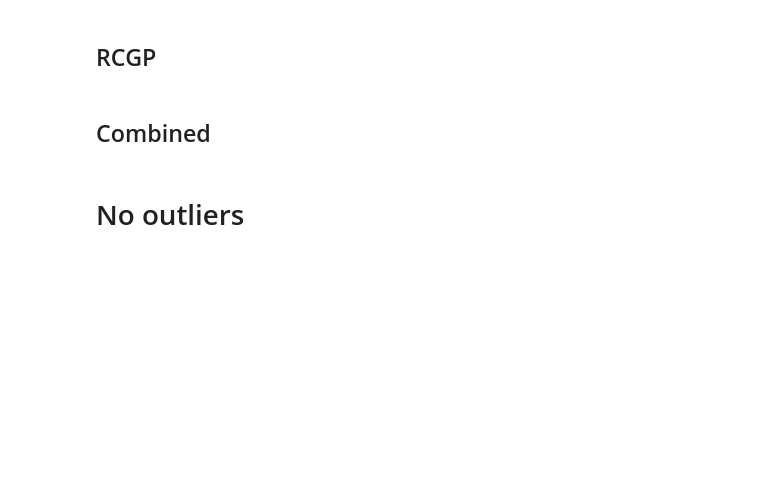
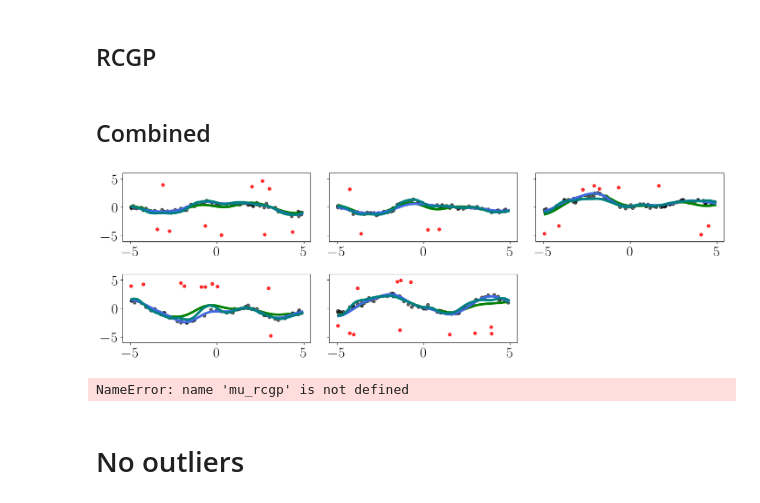
Before and after one commit to joshuarooijakkers/robust_conjugate_MOGP, a Jupyter notebook: experiments/synthetic/synthetic.ipynb, the cells around one changed output. Cells and saved outputs as stored; diff of their text form; code cells hidden in the pictures; blank space fills up the shorter version.

```diff
--- a/experiments/synthetic/synthetic.ipynb
+++ b/experiments/synthetic/synthetic.ipynb
@@ -161,7 +165,7 @@ plt.show()
 # %% [markdown]
 ## MOGP
 # %%
-mogp = MOGPRegressor(mean=0, length_scale=1.0, noise = np.array([0.2] * D), A = 2*A)
+mogp = MOGPRegressor(mean=0, length_scale=1.0, noise = np.array([noise_var] * D), A = rbf_variance*A)
 mogp.fit(x_train, Y_train)
 
 mogp.optimize_hyperparameters(print_opt_param=False, print_iter_param=False)
@@ -174,3 +178,18 @@ mu_mogp, var_mogp = mogp.predict(x_test)
 std_mogp = np.sqrt(var_mogp + mogp.noise)
 # %% [markdown]
 ## MORCGP
+# %%
+import numpy as np
+
+# Example: assume Y_train is your numpy array
+# Y_train = np.array([[1, 2], [3, np.nan], [4, 5]])
+
+# Create a mask for rows without NaN values
+mask = ~np.isnan(Y_train).any(axis=1)
+
+# Apply the mask to keep only complete rows
+Y_train_clean = Y_train[mask]
+
+# Show how many rows are left
+print(f"Rows before deletion: {Y_train.shape[0]}")
+print(f"Rows after deletion:  {Y_train_clean.shape[0]}")
@@ -177,6 +199,11 @@ std_mogp = np.sqrt(var_mogp + mogp.noise)
 # %%
-morcgp = MORCGPRegressor_fixed_weights(mean = 0, length_scale=lengthscale, noise = np.array([0.2]*D), A=A)
-initial_predictive_mean, initial_predictive_variances = morcgp.fit(x_train, Y_train, B_weighted=optim_B, noise_weighted=optim_noise)
+mcd = MinCovDet(support_fraction=0.9).fit(Y_train_clean)
+robust_covariance = mcd.covariance_
+empty_noise = np.array([1e-6]*D)
+print(robust_covariance)
+
+morcgp = MORCGPRegressor_fixed_weights(mean = 0, length_scale=lengthscale, noise = np.array([noise_var]*D), A=A)
+initial_predictive_mean, initial_predictive_variances = morcgp.fit(x_train, Y_train, B_weighted=robust_covariance, noise_weighted=empty_noise)
 
 predictive_mean, predictive_variances = morcgp.optimize_loo_cv(weighted=True, print_opt_param = False, print_iter_param=False, update_weights=True)
 
@@ -185,7 +218,7 @@ std_morcgp = np.sqrt(var_morcgp + morcgp.noise)
 # %% [markdown]
 ## MORCGP (RCGP weights)
 # %%
-morcgp_pm = MORCGPRegressor_PM(mean=0, length_scale=lengthscale, noise=np.array([0.2]*D), A=A, epsilons=epsilons)
+morcgp_pm = MORCGPRegressor_PM(mean=0, length_scale=lengthscale, noise=np.array([noise_var]*D), A=A, epsilons=epsilons)
 morcgp_pm.fit(x_train, Y_train)
 
 morcgp_pm.optimize_loo_cv(weighted=True, print_opt_param = False, print_iter_param=False)
@@ -221,36 +254,38 @@ for i in range(D):
 
     # MOGP
     ax.plot(x_test.flatten(), mu_mogp[:, i], '-', color='Green', label=f'Predicted Mean')
     # ax.fill_between(x_test.flatten(), mu_mogp[:, i] - 2*std_mogp[:, i], mu_mogp[:, i] + 2*std_mogp[:, i], color='Blue', alpha=0.2, label=f'±2 Std. Dev.')
 
     # MORCGP
     ax.plot(x_test.flatten(), mu_morcgp[:, i], '-', color='RoyalBlue', label=f'Predicted Mean')
     # ax.fill_between(x_test.flatten(), mu_morcgp[:, i] - 2*std_morcgp[:, i], mu_morcgp[:, i] + 2*std_morcgp[:, i], color='Green', alpha=0.2, label=f'±2 Std. Dev.')
 
     # Predictive mean and variance
     # ax.plot(x_train.flatten(), predictive_mean[:, i], '-', color='red', label=f'Predictive Mean')
     # ax.fill_between(x_train.flatten(), predictive_mean[:, i] - np.sqrt(predictive_variances)[:, i], predictive_mean[:, i] + np.sqrt(predictive_variances)[:, i], color='red', alpha=0.2, label=f'±2 Std. Dev.')
 
     # ax.plot(x_train.flatten(), initial_predictive_mean[:, i], '-', color='green', label=f'Predictive Mean')
     # ax.fill_between(x_train.flatten(), initial_predictive_mean[:, i] - np.sqrt(initial_predictive_variances)[:, i], initial_predictive_mean[:, i] + np.sqrt(initial_predictive_variances)[:, i], color='green', alpha=0.2, label=f'±2 Std. Dev.')
 
-    # RCGP
-    ax.plot(x_test.flatten(), mu_rcgp[:, i], '-', color='Orange', label=f'Predicted Mean')
-    # ax.fill_between(x_test.flatten(), mu_rcgp[:, i] - 2*std_rcgp[:, i], mu_rcgp[:, i] + 2*std_rcgp[:, i], color='Red', alpha=0.2, label=f'±2 Std. Dev.')
+    # # RCGP
+    # ax.plot(x_test.flatten(), mu_rcgp[:, i], '-', color='Orange', label=f'Predicted Mean')
+    # # ax.fill_between(x_test.flatten(), mu_rcgp[:, i] - 2*std_rcgp[:, i], mu_rcgp[:, i] + 2*std_rcgp[:, i], color='Red', alpha=0.2, label=f'±2 Std. Dev.')
 
     # MORCGP (RCGP weights)
     ax.plot(x_test.flatten(), mu_pm[:, i], '-', color='Teal', label=f'Predicted Mean')
     # ax.fill_between(x_test.flatten(), mu_pm[:, i] - 2*std_pm[:, i], mu_pm[:, i] + 2*std_pm[:, i], color='Teal', alpha=0.2, label=f'±2 Std. Dev.')
 
     ax.set_ylim([-6, 6])
     if i % 3 != 0:
         ax.set_yticklabels([])
 
 # Hide the unused 6th subplot
 axs[1, 2].axis('off')
 
 plt.tight_layout()
 plt.show()
+# %% [output]
+[figure, added]
 # %%
 rmse_mogp = calculate_rmse(Y_test, mu_mogp)
 rmse_morcgp = calculate_rmse(Y_test, mu_morcgp)
@@ -271,6 +306,8 @@ print("NLPD MOGP:", nlpd_mogp)
 print("NLPD MORCGP:", nlpd_morcgp)
 print("NLPD RCGP:", nlpd_rcgp)
 print("NLPD MORCGP (PM):", nlpd_pm)
+# %% [output]
+NameError: name 'mu_rcgp' is not defined
 # %% [markdown]
 # No outliers
 # %%
```
Also changed, not shown: parts of 4 cells of this notebook, 7 other files.
